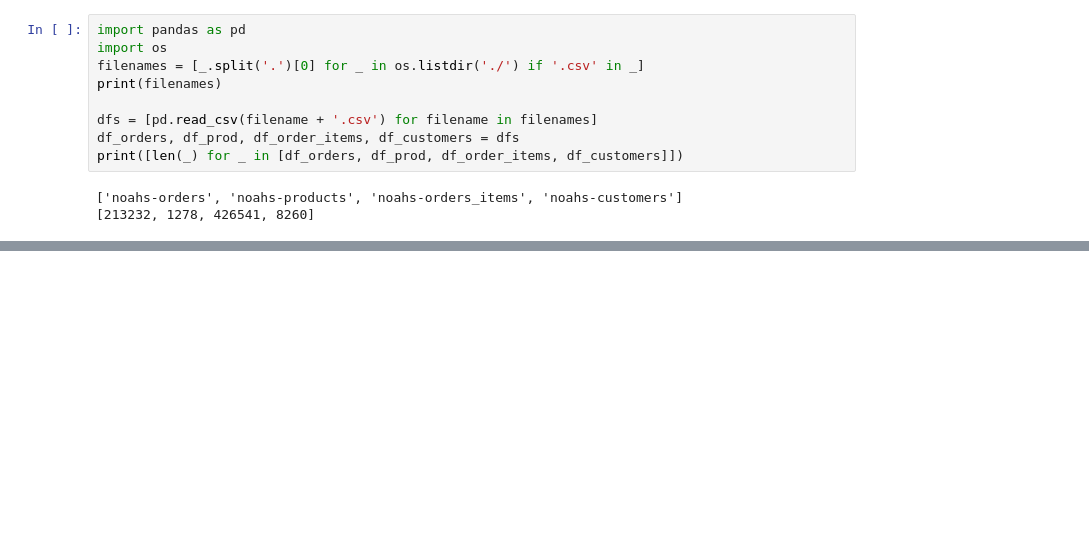
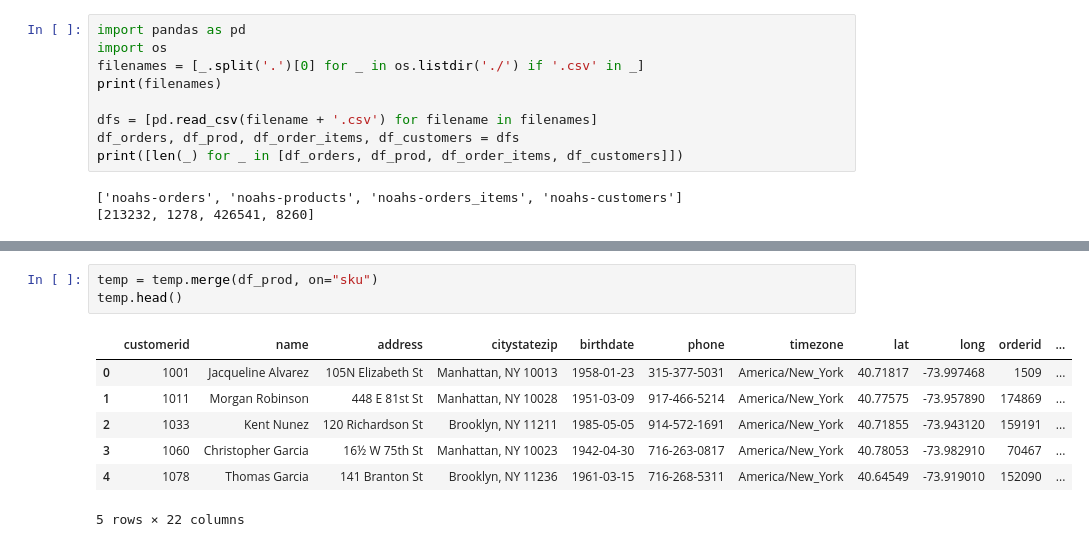
Before and after one commit to nuoxoxo/hanukkah-of-data, a Jupyter notebook: 5784/7.ipynb, the cells around one changed output, grey strips where cells are left out. Drawn from its saved outputs; the diff is of its cells as text; blank space fills up the shorter version.

```diff
--- a/5784/7.ipynb
+++ b/5784/7.ipynb
@@ -38,0 +122,11 @@ Name: ordered, dtype: object
+# %%
+temp = temp.merge(df_prod, on="sku")
+temp.head()
+# %% [output]
+|  | customerid | name | address | citystatezip | birthdate | phone | timezone | lat | long | orderid | ... |
+| 0 | 1001 | Jacqueline Alvarez | 105N Elizabeth St | Manhattan, NY 10013 | 1958-01-23 | 315-377-5031 | America/New_York | 40.71817 | -73.997468 | 1509 | ... |
+| 1 | 1011 | Morgan Robinson | 448 E 81st St | Manhattan, NY 10028 | 1951-03-09 | 917-466-5214 | America/New_York | 40.77575 | -73.957890 | 174869 | ... |
+| 2 | 1033 | Kent Nunez | 120 Richardson St | Brooklyn, NY 11211 | 1985-05-05 | 914-572-1691 | America/New_York | 40.71855 | -73.943120 | 159191 | ... |
+| 3 | 1060 | Christopher Garcia | 16½ W 75th St | Manhattan, NY 10023 | 1942-04-30 | 716-263-0817 | America/New_York | 40.78053 | -73.982910 | 70467 | ... |
+| 4 | 1078 | Thomas Garcia | 141 Branton St | Brooklyn, NY 11236 | 1961-03-15 | 716-268-5311 | America/New_York | 40.64549 | -73.919010 | 152090 | ... |
+5 rows × 22 columns
```
Also changed, not shown: parts of 17 cells of this notebook, 1 other file.
